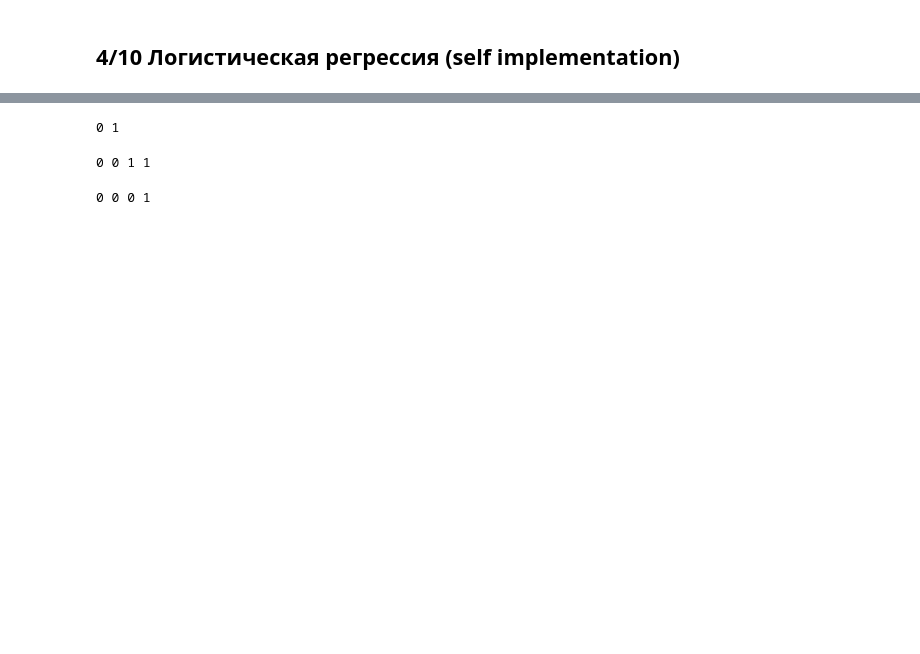
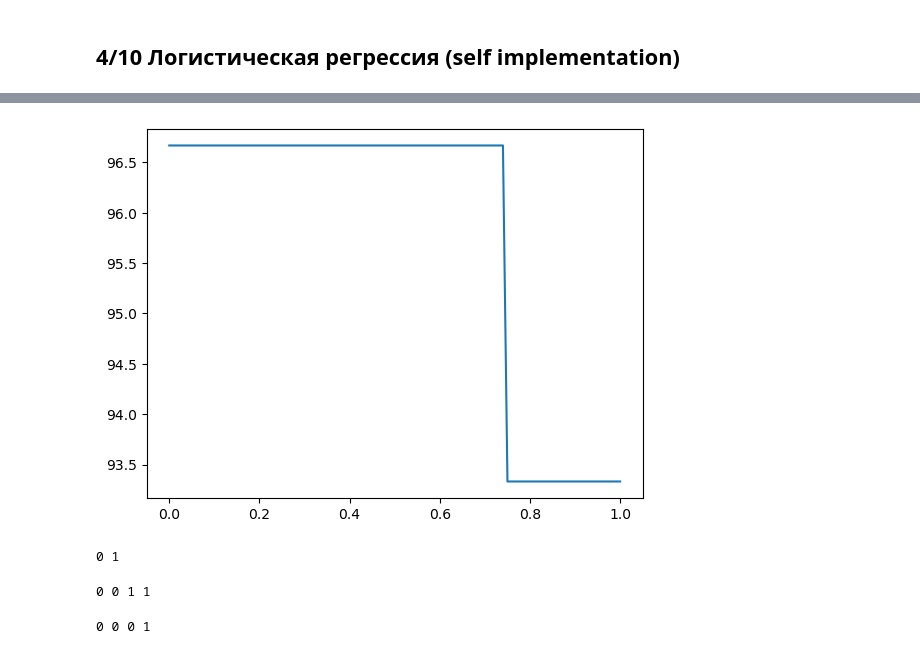
Before and after one commit to iTonyJah/DataScience, a Jupyter notebook: Edu/classical_ml/classical_ml_test.ipynb, the cells around one changed output, grey strips where cells are left out. Drawn from its saved outputs; the diff is of its cells as text; code cells hidden in the pictures; blank space fills up the shorter version.

```diff
--- a/Edu/classical_ml/classical_ml_test.ipynb
+++ b/Edu/classical_ml/classical_ml_test.ipynb
@@ -1386,3 +1435,22 @@ def predict(w, b, X, p=0.5):
+# %%
+test_acc = []
+b_l = []
+
+for b in range(0, 101):
+  y_predicted_test = predict(w, b/100, X_test, )
+  y_predicted_train = predict(w, b/100, X_train, )
+
+  # В качестве меры точности возьмем долю правильных ответов
+
+  test_accuracy = 100.0 - np.mean(np.abs(y_predicted_test-y_test)*100.0)
+
+  b_l.append(b/100)
+  test_acc.append(test_accuracy)
+
+plt.plot(b_l, test_acc)
+plt.show()
+# %% [output]
+[figure, added]
 # %%
 import numpy as np
 
```
Also changed, not shown: parts of 20 cells of this notebook.
